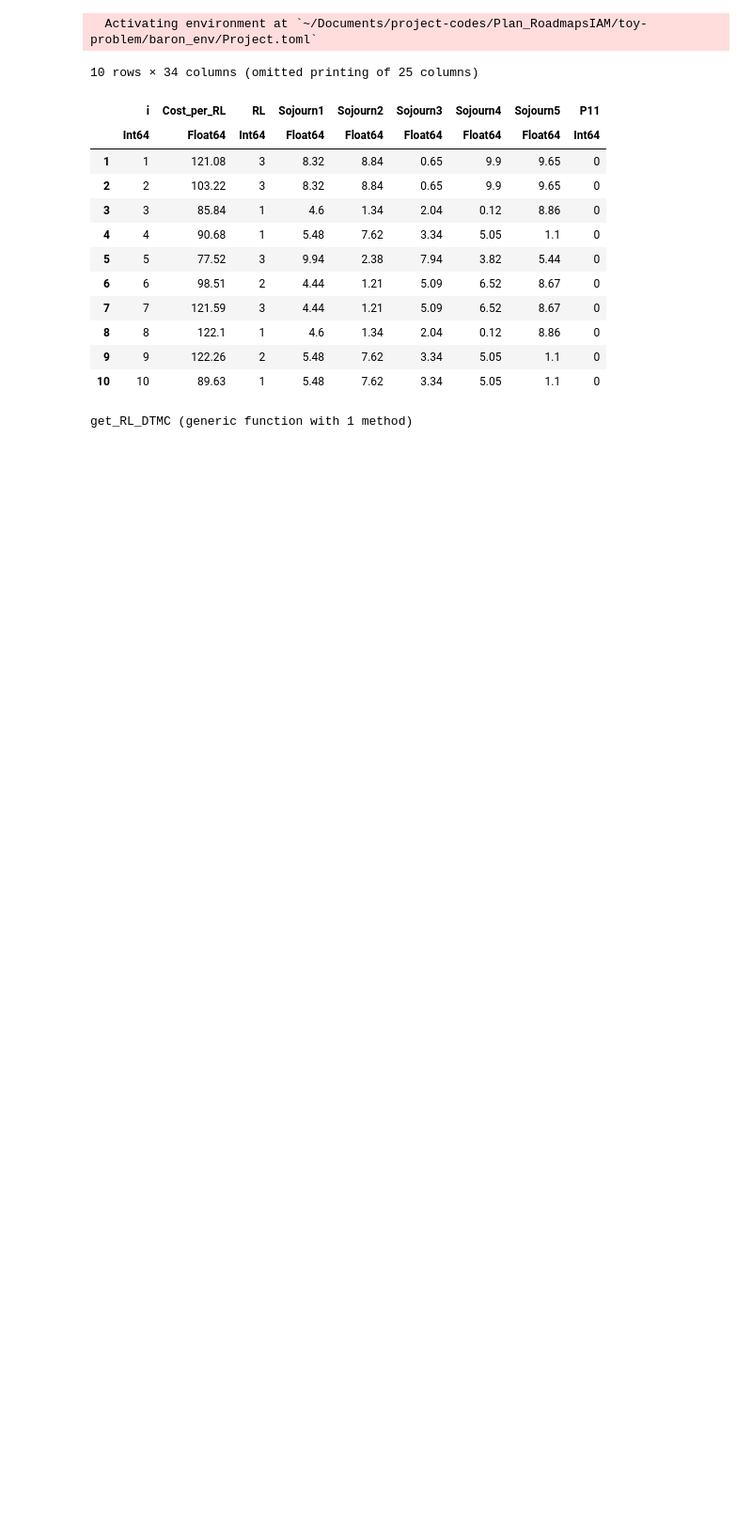
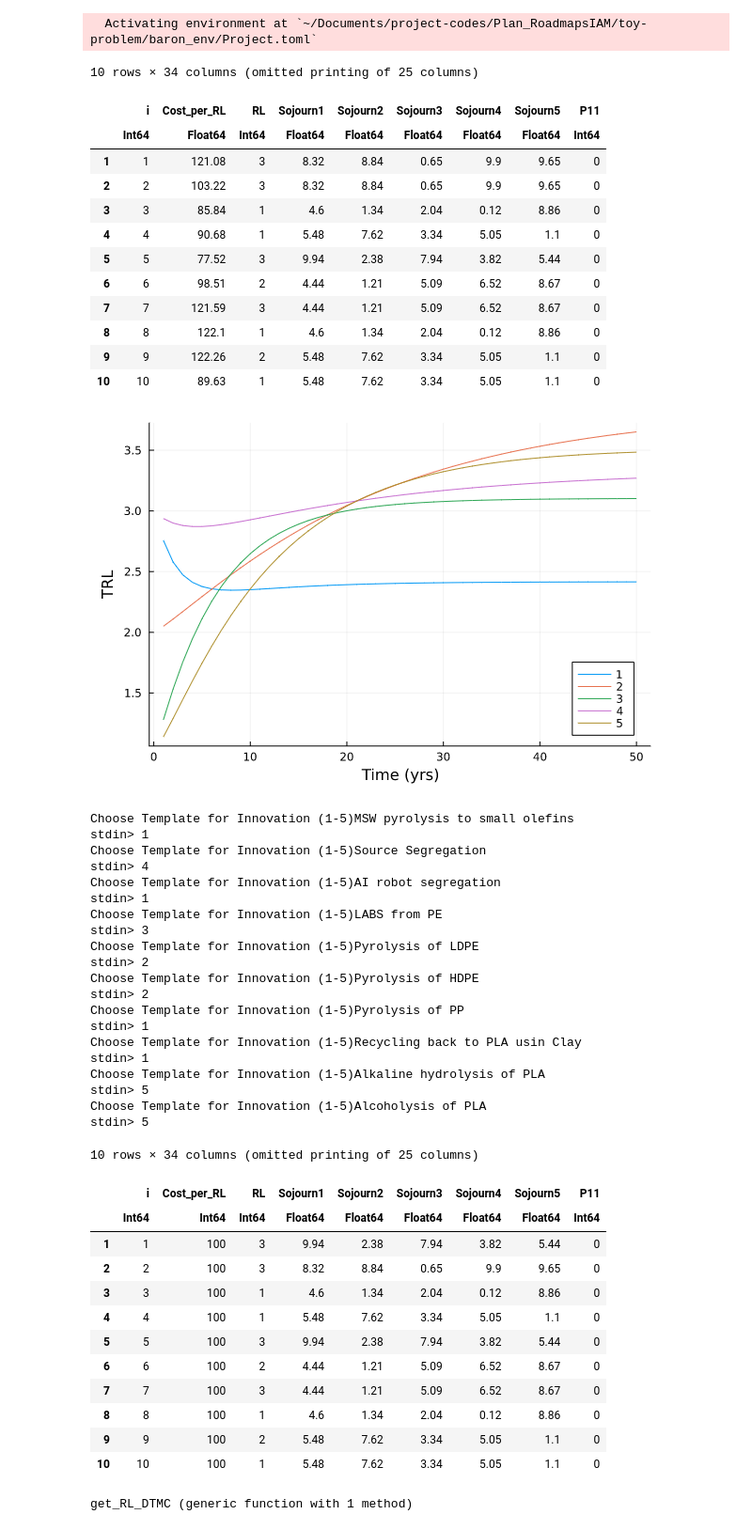
Before and after one commit to vyom-thakker/RoadmapsIAM, a Jupyter notebook: gen-data-surrogate.ipynb, the cells around one changed output. Shown at 94% size. Drawn from its saved outputs; the diff is of its cells as text; code cells hidden in the pictures; blank space fills up the shorter version.

```diff
--- a/gen-data-surrogate.ipynb
+++ b/gen-data-surrogate.ipynb
@@ -43,6 +43,51 @@ innovations
 | 8 | 8 | 122.1 | 1 | 4.6 | 1.34 | 2.04 | 0.12 | 8.86 | 0 |
 | 9 | 9 | 122.26 | 2 | 5.48 | 7.62 | 3.34 | 5.05 | 1.1 | 0 |
 | 10 | 10 | 89.63 | 1 | 5.48 | 7.62 | 3.34 | 5.05 | 1.1 | 0 |
+# %%
+innovations[!,:Cost_per_RL].=100
+display("image/png", read("./data-case-roadmap/trl_profile_template.png"))
+inn_template = CSV.File("./data/innovations.csv",header=1,delim=",") |> DataFrame
+for i in 1:nrow(innovations)
+    println("Choose Template for Innovation (1-5)", innovations[i,:name])
+    temp_inn=readline()
+    innovations[1,4:ncol(inn_template)]=inn_template[parse(Int64,temp_inn),4:ncol(inn_template)]
+end
+innovations
+# %% [output]
+[figure, added]
+Choose Template for Innovation (1-5)MSW pyrolysis to small olefins
+stdin> 1
+Choose Template for Innovation (1-5)Source Segregation
+stdin> 4
+Choose Template for Innovation (1-5)AI robot segregation
+stdin> 1
+Choose Template for Innovation (1-5)LABS from PE
+stdin> 3
+Choose Template for Innovation (1-5)Pyrolysis of LDPE
+stdin> 2
+Choose Template for Innovation (1-5)Pyrolysis of HDPE
+stdin> 2
+Choose Template for Innovation (1-5)Pyrolysis of PP
+stdin> 1
+Choose Template for Innovation (1-5)Recycling back to PLA usin Clay
+stdin> 1
+Choose Template for Innovation (1-5)Alkaline hydrolysis of PLA
+stdin> 5
+Choose Template for Innovation (1-5)Alcoholysis of PLA
+stdin> 5
+10 rows × 34 columns (omitted printing of 25 columns)
+|  | i | Cost_per_RL | RL | Sojourn1 | Sojourn2 | Sojourn3 | Sojourn4 | Sojourn5 | P11 |
+|  | Int64 | Int64 | Int64 | Float64 | Float64 | Float64 | Float64 | Float64 | Int64 |
+| 1 | 1 | 100 | 3 | 9.94 | 2.38 | 7.94 | 3.82 | 5.44 | 0 |
+| 2 | 2 | 100 | 3 | 8.32 | 8.84 | 0.65 | 9.9 | 9.65 | 0 |
+| 3 | 3 | 100 | 1 | 4.6 | 1.34 | 2.04 | 0.12 | 8.86 | 0 |
+| 4 | 4 | 100 | 1 | 5.48 | 7.62 | 3.34 | 5.05 | 1.1 | 0 |
+| 5 | 5 | 100 | 3 | 9.94 | 2.38 | 7.94 | 3.82 | 5.44 | 0 |
+| 6 | 6 | 100 | 2 | 4.44 | 1.21 | 5.09 | 6.52 | 8.67 | 0 |
+| 7 | 7 | 100 | 3 | 4.44 | 1.21 | 5.09 | 6.52 | 8.67 | 0 |
+| 8 | 8 | 100 | 1 | 4.6 | 1.34 | 2.04 | 0.12 | 8.86 | 0 |
+| 9 | 9 | 100 | 2 | 5.48 | 7.62 | 3.34 | 5.05 | 1.1 | 0 |
+| 10 | 10 | 100 | 1 | 5.48 | 7.62 | 3.34 | 5.05 | 1.1 | 0 |
 # %%
 function get_transition_mat(i)
     p_mat=reshape(collect(innovations[i,9:33]),5,5)
```
Also changed, not shown: parts of 2 cells of this notebook, 5 other files.
